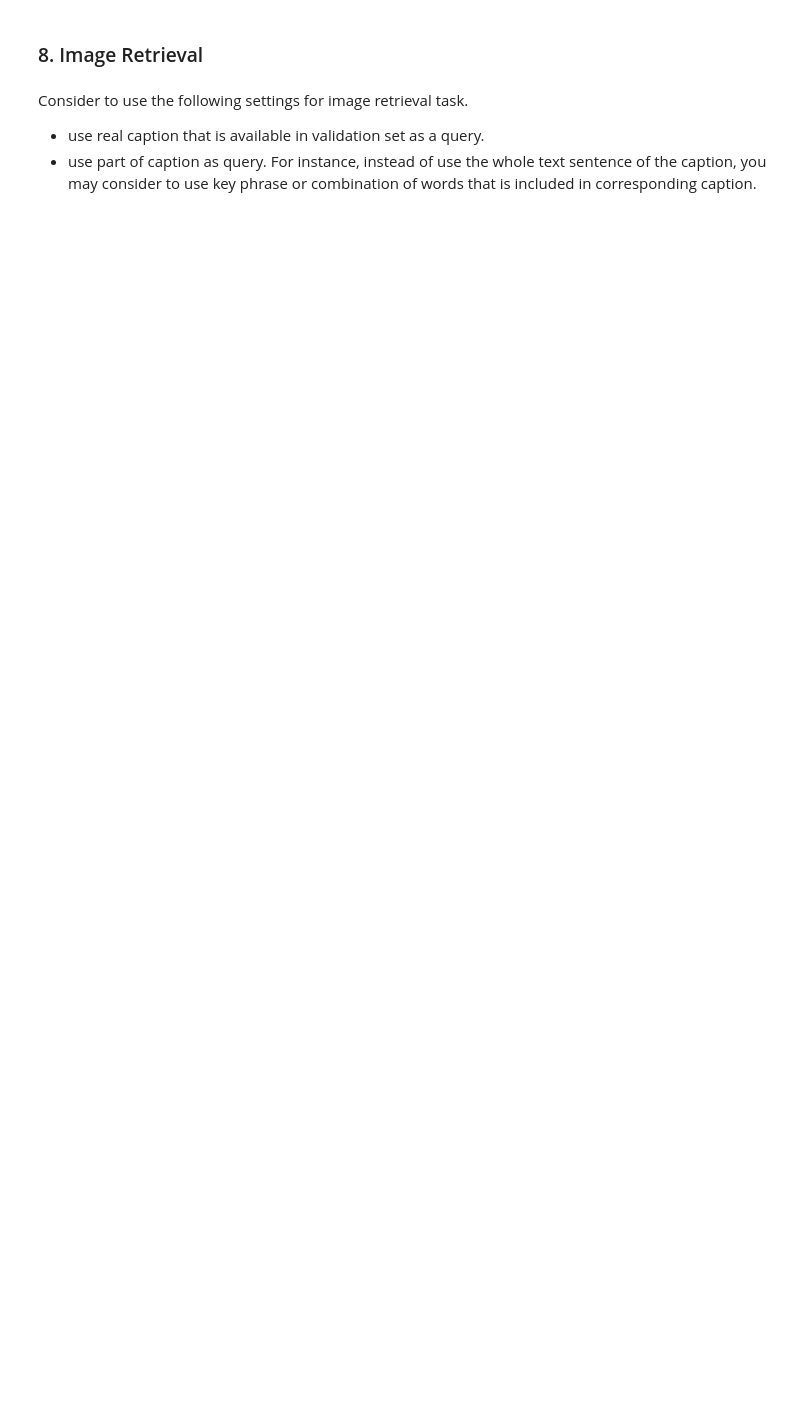
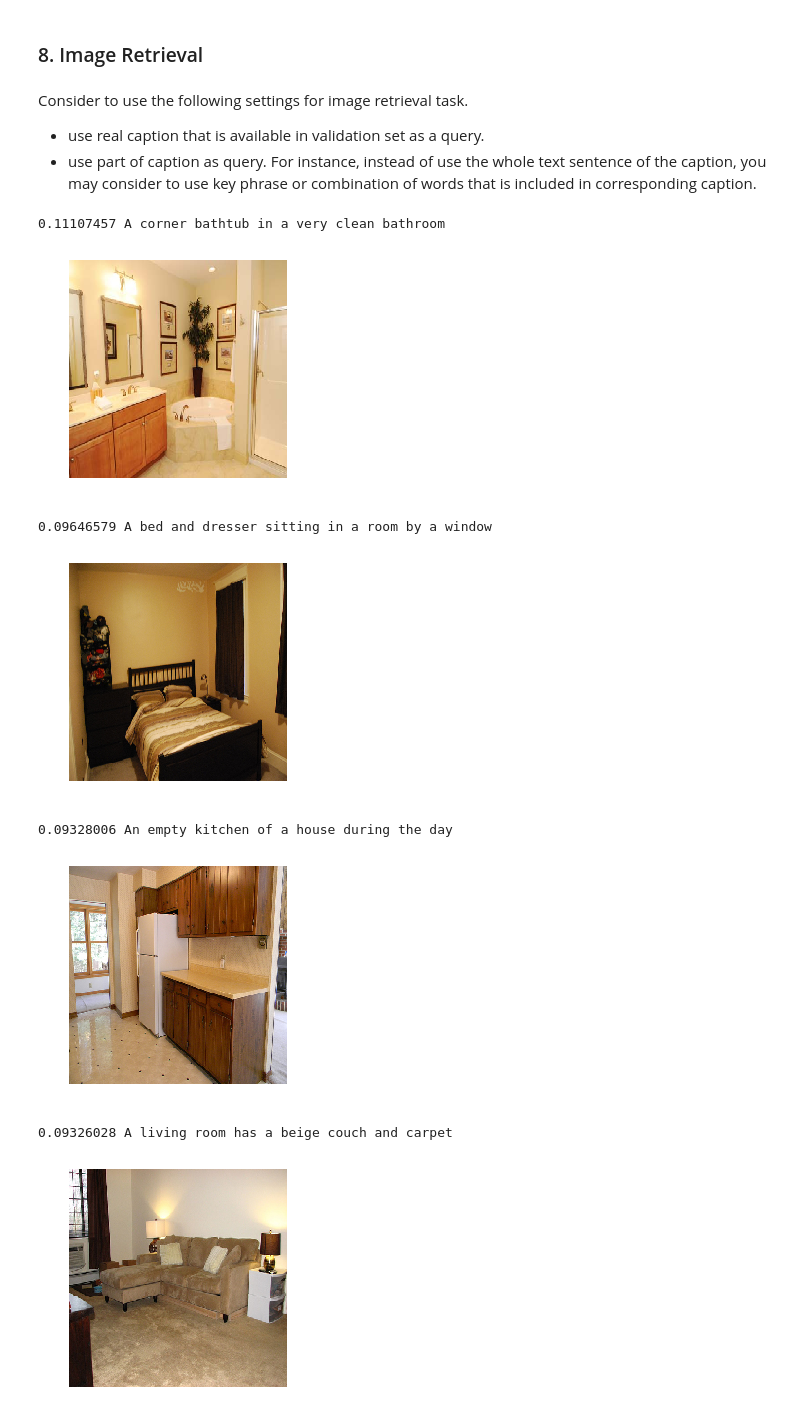
Before and after one commit to diederikw/DaphneDiederikTeam, a Jupyter notebook: Assignment 3/Assignment-3.3.ipynb, the cells around one changed output. Saved outputs shown, nothing was run; the diff lists cells and outputs as text; code cells hidden in the pictures; blank space fills up the shorter version.

```diff
--- a/Assignment 3/Assignment-3.3.ipynb
+++ b/Assignment 3/Assignment-3.3.ipynb
@@ -625,3 +622,35 @@ def search_image(text_caption, n=10):
+# %%
+# given text query, display retrieved image, similarity score, and its original caption
+
+def search_image(text_caption, n=10):
+
+    # YOUR CODE HERE
+
+    # Still have to do:
+    # transform raw text caption (text_caption) into integer sequences of fixed maximum length (caption_int_sequence)
+    caption_int_seq = np.zeros(50, dtype=int)
+    # Provide the caption_int_seq in a workable type/shape for predict (1, 50)
+    caption_int_seq = np.reshape(caption_int_seq, (1, 50))
+
+    # Gen caption rep for the image
+    caption_rep = caption_model.predict(caption_int_seq)
+    # Get scores
+    scores = np.dot(image_representations, caption_rep.T).flatten()
+    # Get indices of n best captions
+    indices = np.argpartition(scores, -n)[-n:]
+    indices = indices[np.argsort(scores[indices])]
+    #Print them
+    for i in [int(x) for x in reversed(indices)]:
+        # Get retrieved image, and its original caption
+        original_caption = val_caps[val_caption_ids[i]].capitalize()
+        filepath_image = find_image_url(find_image_id(caption=original_caption))
+        # Print the score, and the original caption
+        print(scores[i], original_caption)
+        # Show the image
+        img = image.load_img(os.path.join(IMAGE_DATA,filepath_image), target_size=(224,224))
+        _ = plt.imshow(img)
+        _ = plt.axis("off")
+        _ = plt.show()
 # %% [markdown]
 Consider to use the following settings for image retrieval task.
 
@@ -632,9 +661,22 @@ corresponding caption.
 # %%
 # Example of text query
 # text = 'two giraffes standing near trees'
 
 # YOUR QUERY-1
-text1 =
+# Still to do:
+# Find a random int/caption
+cap_id = 0
+text1 = val_caps[cap_id]
+# Note that the current images are not real results
 
 # DO NOT CHANGE BELOW CODE
 search_image(text1)
+# %% [output]
+0.11107457 A corner bathtub in a very clean bathroom
+[figure, added]
+0.09646579 A bed and dresser sitting in a room by a window
+[figure, added]
+0.09328006 An empty kitchen of a house during the day
+[figure, added]
+0.09326028 A living room has a beige couch and carpet
+[figure, added]
```
Also changed, not shown: parts of 19 cells of this notebook.
